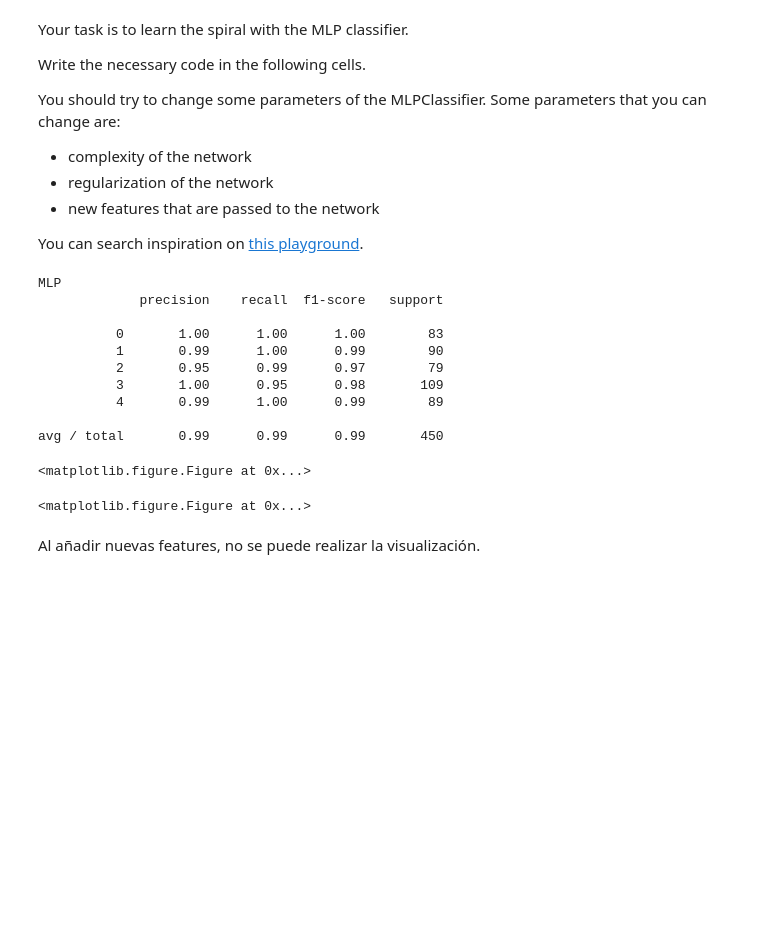
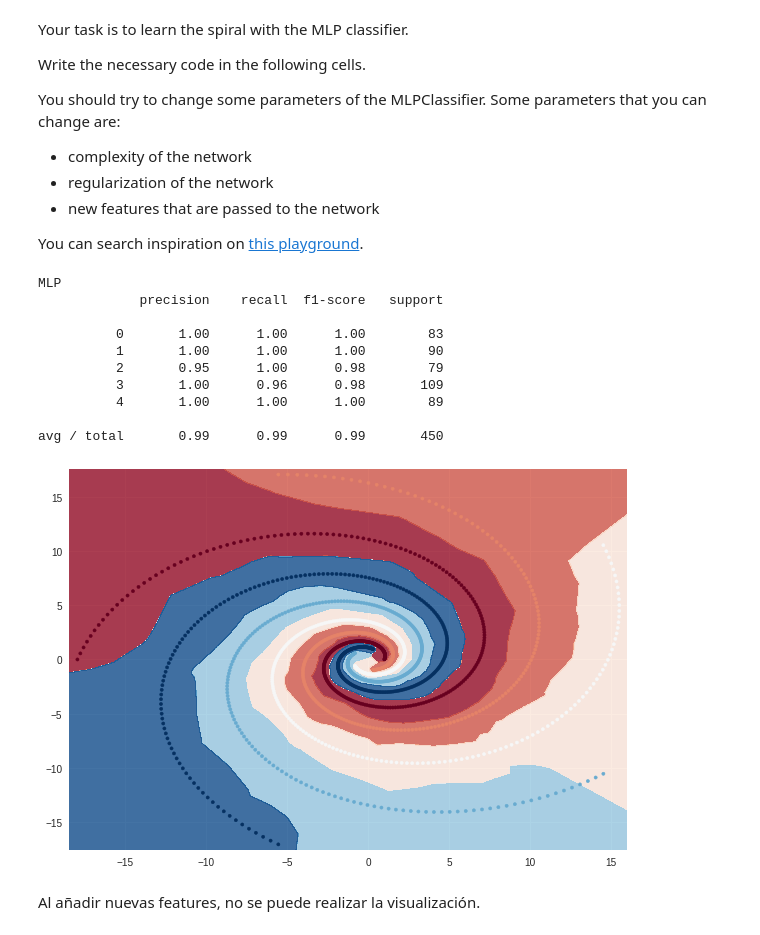
Before and after one commit to carlosv5/Titanic_ml, a Jupyter notebook: 3_9_Exercise_3.ipynb, the cells around one changed output. Saved outputs shown, nothing was run; the diff lists cells and outputs as text; code cells hidden in the pictures; blank space fills up the shorter version.

```diff
--- a/3_9_Exercise_3.ipynb
+++ b/3_9_Exercise_3.ipynb
@@ -230,33 +230,32 @@ You can search inspiration on [this playground](http://playground.tensorflow.org
 # %%
 from sklearn.neural_network import MLPClassifier
 
-Xp = np.c_[np.cos(X), np.square(X), X]
-X_train, X_test, y_train, y_test = train_test_split(Xp, y, test_size=0.3, random_state=42)
+#Xp = np.c_[np.cos(X), np.square(X), X]
+X_train, X_test, y_train, y_test = train_test_split(X, y, test_size=0.3, random_state=42)
 
 mlp = MLPClassifier(random_state=42,batch_size=20, activation='relu',solver='adam',
                     learning_rate='constant',alpha=0.003,hidden_layer_sizes=(40,20,20))
 mlp.fit(X_train, y_train)
 
 mlp_preds = mlp.predict(X_test)
 
 print('MLP')
 print(classification_report(y_test, mlp_preds))
 
 plt.figure(figsize=(10,7))
-#plot_decision_surface(Xp, y, mlp)
+plot_decision_surface(X, y, mlp)
 # %% [output]
 MLP
              precision    recall  f1-score   support
 
           0       1.00      1.00      1.00        83
-          1       0.99      1.00      0.99        90
-          2       0.95      0.99      0.97        79
-          3       1.00      0.95      0.98       109
-          4       0.99      1.00      0.99        89
+          1       1.00      1.00      1.00        90
+          2       0.95      1.00      0.98        79
+          3       1.00      0.96      0.98       109
+          4       1.00      1.00      1.00        89
 
 avg / total       0.99      0.99      0.99       450
-<matplotlib.figure.Figure at 0x...>
-<matplotlib.figure.Figure at 0x...>
+[figure, added]
 # %% [markdown]
 Al añadir nuevas features, no se puede realizar la visualización.
 # %% [markdown]
```
